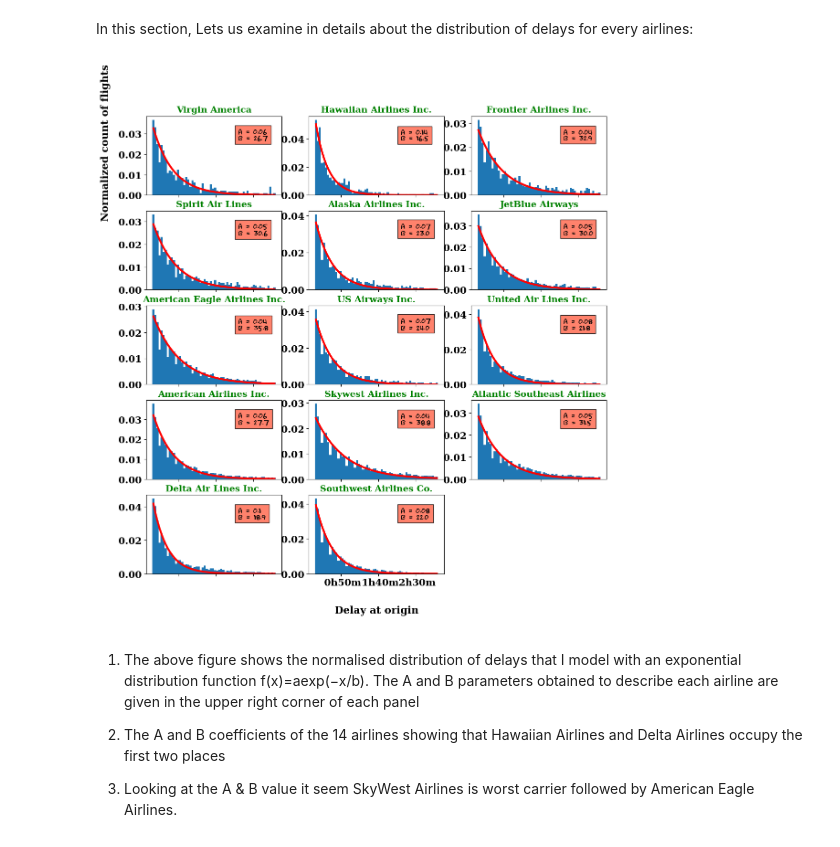
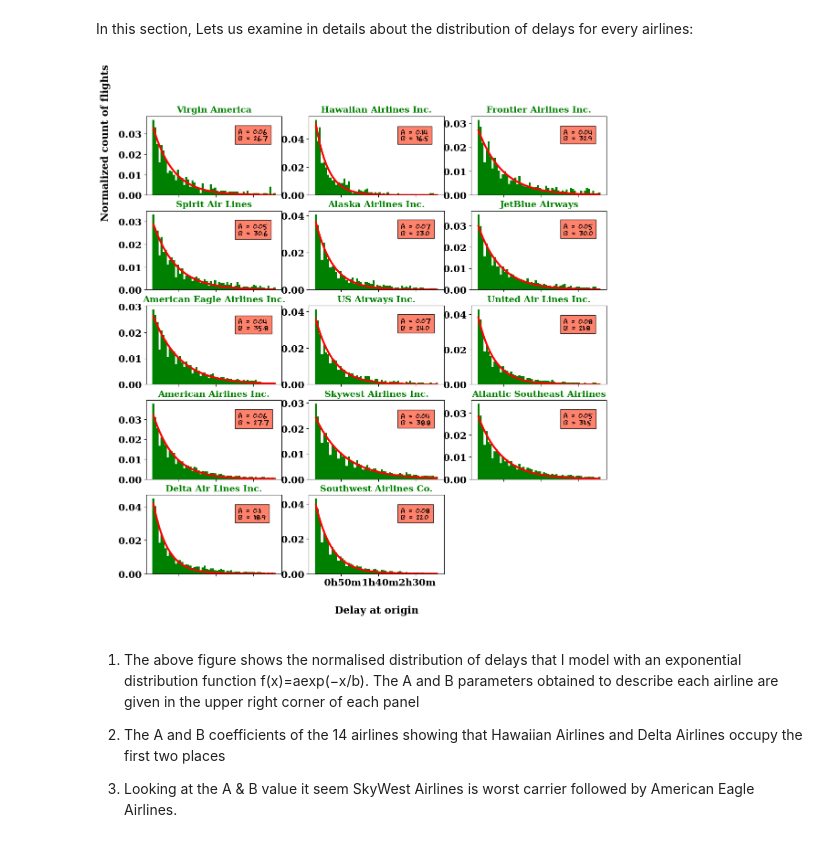
Before and after one commit to arvind-maurya/IIML_Group_Project, a Jupyter notebook: Predicting_Flight_Delay_Simple.ipynb, the cells around one changed output. Saved outputs shown, nothing was run; the diff lists cells and outputs as text; code cells hidden in the pictures.

```diff
--- a/Predicting_Flight_Delay_Simple.ipynb
+++ b/Predicting_Flight_Delay_Simple.ipynb
@@ -464,7 +464,7 @@ for carrier_name in [abbr_companies[x] for x in global_stats.index]:
 
     # Fit a distribution to the departure delay data for the current airline
     n, bins, patches = plt.hist(x=df2[df2['AIRLINE'] == carrier_name]['DEPARTURE_DELAY'],
-                                range=(15, 180), density=True, bins=60)
+                                range=(15, 180), density=True, bins=60, color='green')
     bin_centers = bins[:-1] + 0.5 * (bins[1:] - bins[:-1])
     popt, pcov = curve_fit(func, bin_centers, n, p0=[1, 2])
 
@@ -474,34 +474,34 @@ for carrier_name in [abbr_companies[x] for x in global_stats.index]:
 
     # Plot the fit curve
     plt.plot(bin_centers, func(bin_centers, *popt), 'r-', linewidth=3)
 
     # Define tick labels for the x-axis of each subplot
     if i < 14:
         ax.set_xticklabels(['' for x in ax.get_xticks()])
     else:
         ax.set_xticklabels(['{:2.0f}h{:2.0f}m'.format(*[int(y) for y in divmod(x, 60)])
                             for x in ax.get_xticks()])
 
     # Set the title of the subplot with the airline name
     plt.title(carrier_name, fontsize=14, fontweight='bold', color='green')
 
     # Add labels to the axes
     if i == 4:
         ax.text(-0.3, 0.9, 'Normalized count of flights', fontsize=16, rotation=90,
                 color='k', horizontalalignment='center', transform=ax.transAxes)
     if i == 14:
         ax.text(0.5, -0.5, 'Delay at origin', fontsize=16, rotation=0,
                 color='k', horizontalalignment='center', transform=ax.transAxes)
 
     # Add a legend showing the values of the 'a' and 'b' coefficients from the fit
     ax.text(0.68, 0.7, 'a = {}\nb = {}'.format(round(popt[0], 2), round(popt[1], 1)),
             style='italic', transform=ax.transAxes, fontsize=12, family='fantasy',
             bbox={'facecolor': 'tomato', 'alpha': 0.8, 'pad': 5})
 
 # Adjust the layout of subplots for better spacing
 plt.tight_layout()
 # %% [output]
-[figure, old version]
+[figure, new version]
 # %% [markdown]
 1. The above figure shows the normalised distribution of delays that I model with an exponential distribution function f(x)=aexp(−x/b). The A and B parameters obtained to describe each airline are given in the upper right corner of each panel
 
```
